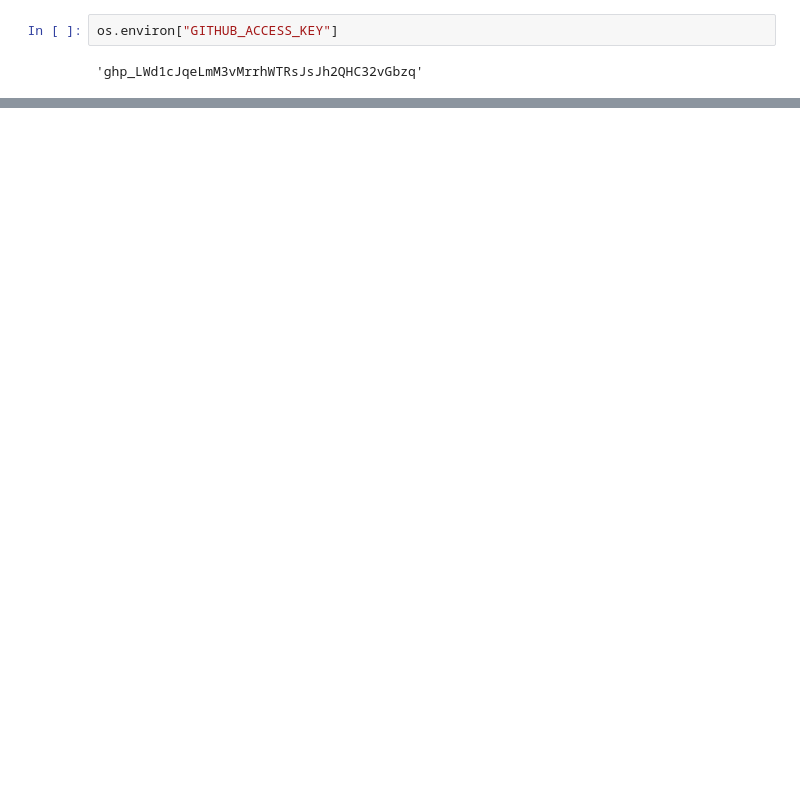
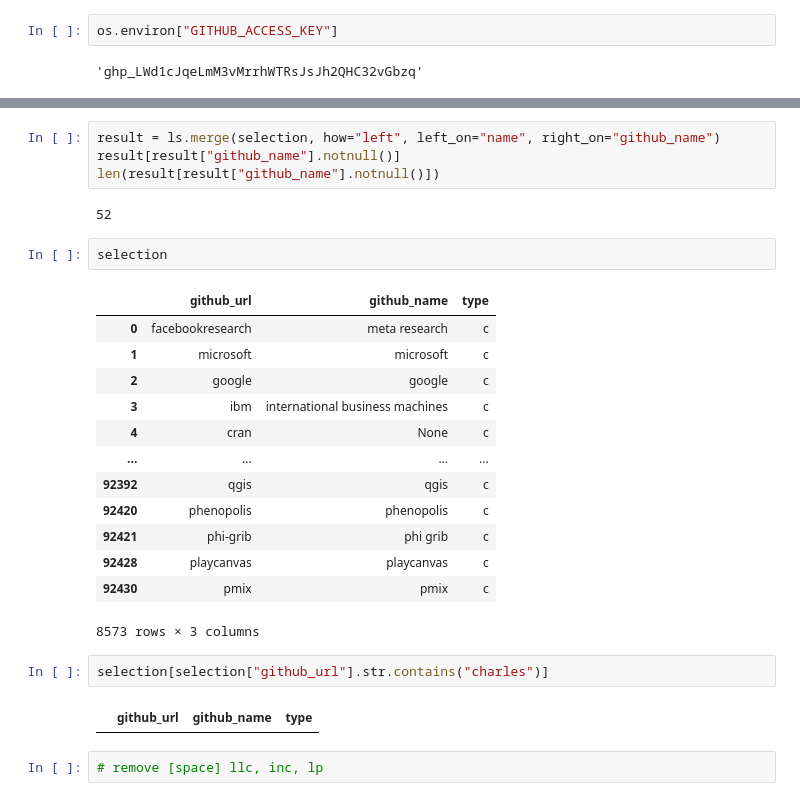
Before and after one commit to georgetown-cset/eto-orca, a Jupyter notebook: PARAT_exploration.ipynb, the cells around one changed output, grey strips where cells are left out. Drawn from its saved outputs; the diff is of its cells as text; blank space fills up the shorter version.

```diff
--- a/PARAT_exploration.ipynb
+++ b/PARAT_exploration.ipynb
@@ -373,0 +218,28 @@ def extract_company(userdata):
+# %%
+result = ls.merge(selection, how="left", left_on="name", right_on="github_name")
+result[result["github_name"].notnull()]
+len(result[result["github_name"].notnull()])
+# %% [output]
+52
+# %%
+selection
+# %% [output]
+|  | github_url | github_name | type |
+| 0 | facebookresearch | meta research | c |
+| 1 | microsoft | microsoft | c |
+| 2 | google | google | c |
+| 3 | ibm | international business machines | c |
+| 4 | cran | None | c |
+| ... | ... | ... | ... |
+| 92392 | qgis | qgis | c |
+| 92420 | phenopolis | phenopolis | c |
+| 92421 | phi-grib | phi grib | c |
+| 92428 | playcanvas | playcanvas | c |
+| 92430 | pmix | pmix | c |
+8573 rows × 3 columns
+# %%
+selection[selection["github_url"].str.contains("charles")]
+# %% [output]
+|  | github_url | github_name | type |
+# %%
+# remove [space] llc, inc, lp
```
Also changed, not shown: parts of 39 cells of this notebook, 2 other files.
